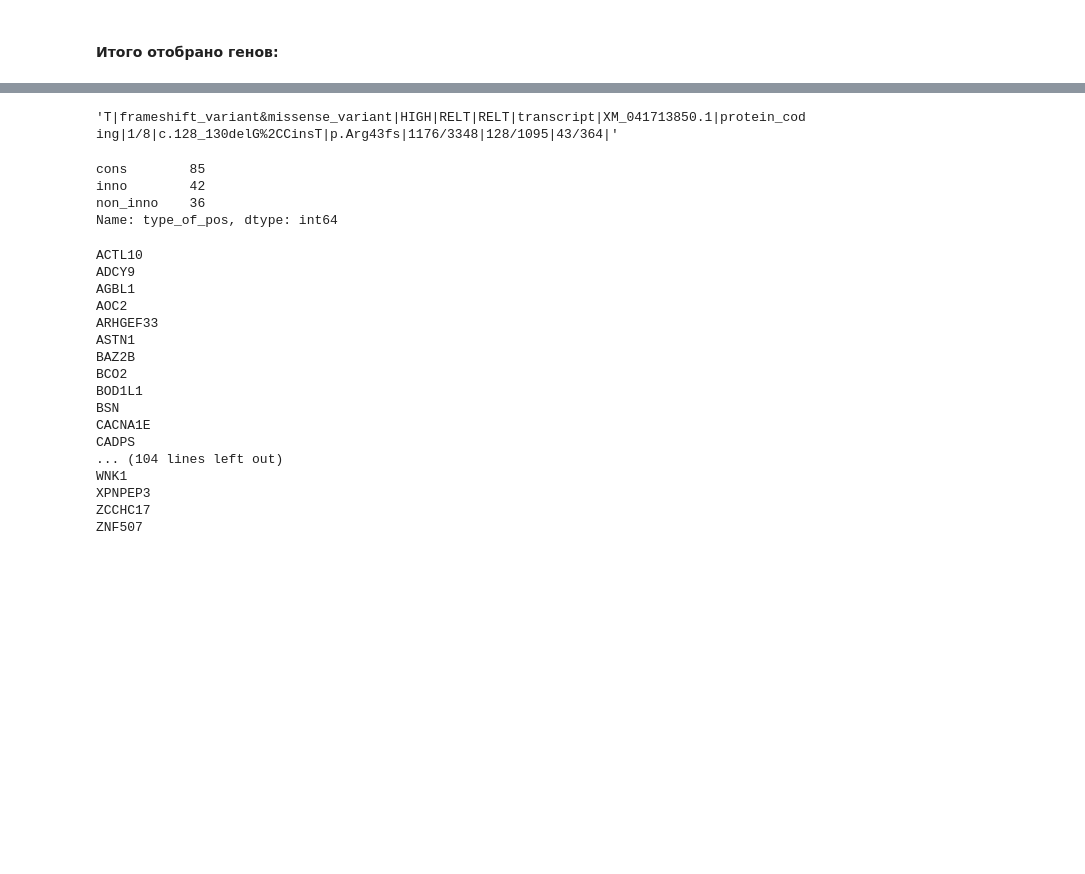
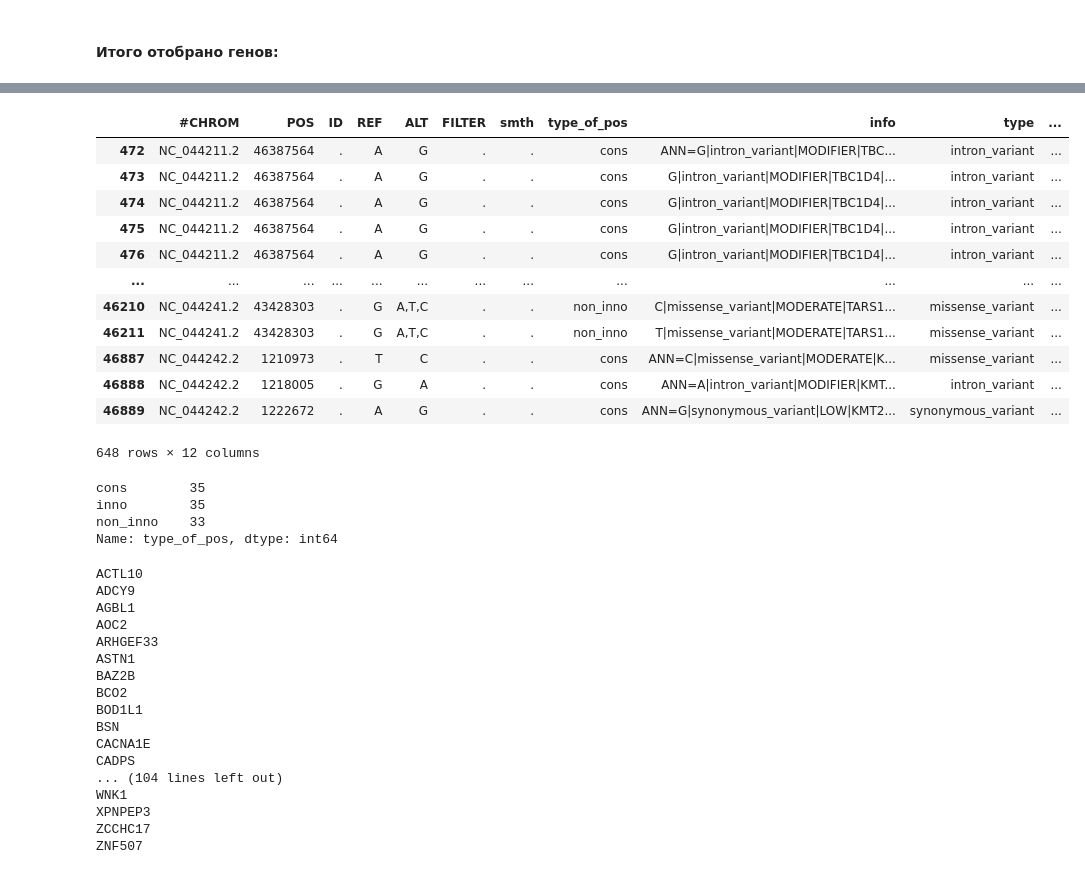
Before and after one commit to aadenisova/bird_innovation, a Jupyter notebook: scripts/SNP_analysis/Gene_SNP_analysis.ipynb, the cells around one changed output, grey strips where cells are left out. Drawn from its saved outputs; the diff is of its cells as text; code cells hidden in the pictures; blank space fills up the shorter version.

```diff
--- a/scripts/SNP_analysis/Gene_SNP_analysis.ipynb
+++ b/scripts/SNP_analysis/Gene_SNP_analysis.ipynb
@@ -333,4 +285,0 @@ df_genes.head()
-# %%
-df_genes_miss = df_genes[df_genes['variants_effect_missense_variant']>=1]
-unique_genes = list(df_genes_miss['GeneId'].unique())
-len(unique_genes)
@@ -391,16 +298,28 @@ file = open(f'{path_to_data}stage5/genes_miss.txt', 'w')
 file.write('\n'.join(unique_genes_miss))
 file.close()
 # %%
-df_new[df_new['gene_name'].apply(lambda x: x in unique_genes)].loc[826]['info']
+df_new[df_new['gene_name'].apply(lambda x: x in unique_genes)]
 # %% [output]
+|  | #CHROM | POS | ID | REF | ALT | FILTER | smth | type_of_pos | info | type | ... |
+| 472 | NC_044211.2 | 46387564 | . | A | G | . | . | cons | ANN=G|intron_variant|MODIFIER|TBC... | intron_variant | ... |
+| 473 | NC_044211.2 | 46387564 | . | A | G | . | . | cons | G|intron_variant|MODIFIER|TBC1D4|... | intron_variant | ... |
+| 474 | NC_044211.2 | 46387564 | . | A | G | . | . | cons | G|intron_variant|MODIFIER|TBC1D4|... | intron_variant | ... |
+| 475 | NC_044211.2 | 46387564 | . | A | G | . | . | cons | G|intron_variant|MODIFIER|TBC1D4|... | intron_variant | ... |
+| 476 | NC_044211.2 | 46387564 | . | A | G | . | . | cons | G|intron_variant|MODIFIER|TBC1D4|... | intron_variant | ... |
+| ... | ... | ... | ... | ... | ... | ... | ... | ... | ... | ... | ... |
+| 46210 | NC_044241.2 | 43428303 | . | G | A,T,C | . | . | non_inno | C|missense_variant|MODERATE|TARS1... | missense_variant | ... |
+| 46211 | NC_044241.2 | 43428303 | . | G | A,T,C | . | . | non_inno | T|missense_variant|MODERATE|TARS1... | missense_variant | ... |
+| 46887 | NC_044242.2 | 1210973 | . | T | C | . | . | cons | ANN=C|missense_variant|MODERATE|K... | missense_variant | ... |
+| 46888 | NC_044242.2 | 1218005 | . | G | A | . | . | cons | ANN=A|intron_variant|MODIFIER|KMT... | intron_variant | ... |
+| 46889 | NC_044242.2 | 1222672 | . | A | G | . | . | cons | ANN=G|synonymous_variant|LOW|KMT2... | synonymous_variant | ... |
-'T|frameshift_variant&missense_variant|HIGH|RELT|RELT|transcript|XM_041713850.1|protein_coding|1/8|c.128_130delG%2CCinsT|p.Arg43fs|1176/3348|128/1095|43/364|'
+648 rows × 12 columns
 # %%
 df_new_miss = df_new[df_new['gene_name'].apply(lambda x: x in unique_genes)]
 df_new_miss[['type_of_pos', 'gene_name']].drop_duplicates()['type_of_pos'].value_counts()
 # %% [output]
-cons        85
-inno        42
-non_inno    36
+cons        35
+inno        35
+non_inno    33
 Name: type_of_pos, dtype: int64
 # %%
 print('\n'.join(unique_genes))
```
Also changed, not shown: parts of 23 cells of this notebook, 2 other files.
